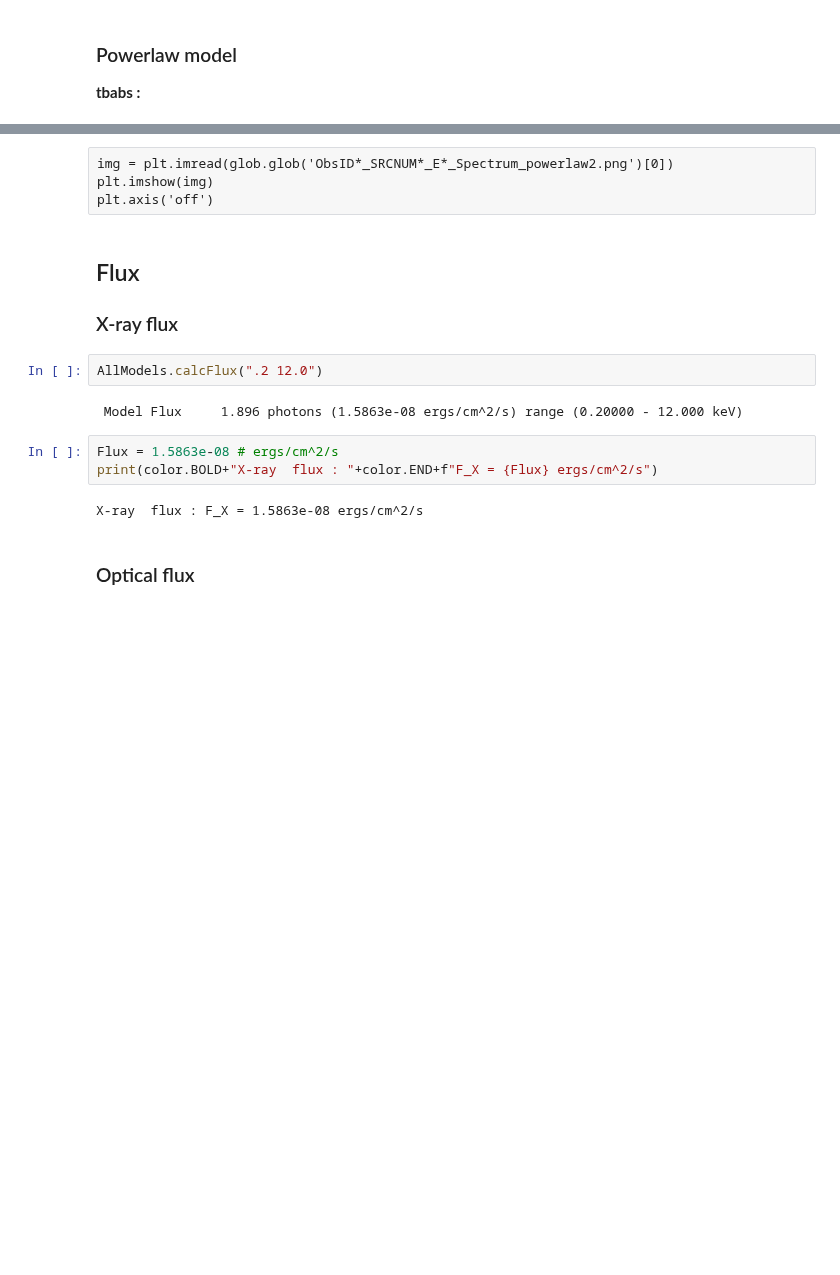
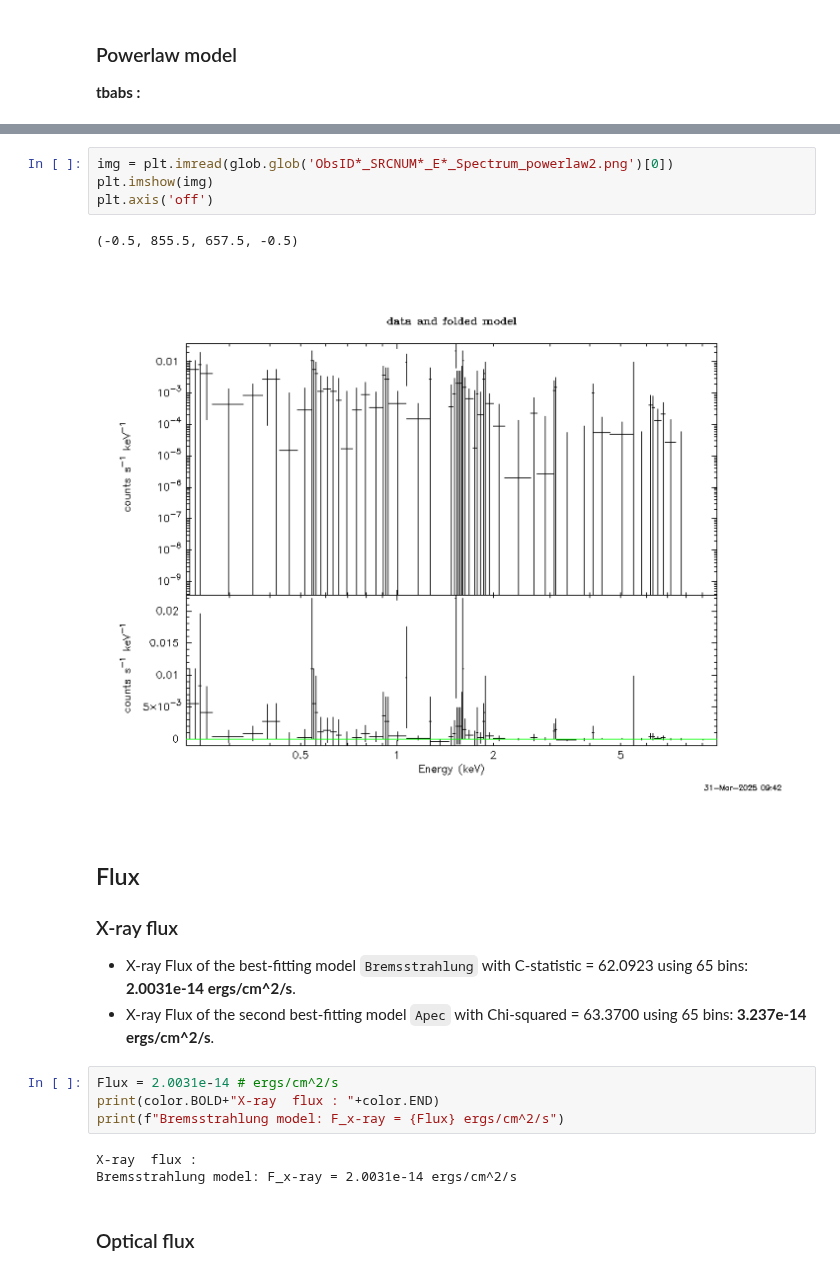
Before and after one commit to ceeliiaa/STONKS-alert, a Jupyter notebook: ObsID0945020137_SRCNUM21/EMOS2/ObsID0945020137_SRCNUM21_EMOS2_Xspec(cstat).ipynb, the cells around one changed output, grey strips where cells are left out. Drawn from its saved outputs; the diff is of its cells as text; blank space fills up the shorter version.

```diff
--- a/ObsID0945020137_SRCNUM21/EMOS2/ObsID0945020137_SRCNUM21_EMOS2_Xspec(cstat).ipynb
+++ b/ObsID0945020137_SRCNUM21/EMOS2/ObsID0945020137_SRCNUM21_EMOS2_Xspec(cstat).ipynb
@@ -215,19 +257,22 @@ Exception: Error executing command: fit
-# %% [raw]
-img = plt.imread(glob.glob('ObsID*_SRCNUM*_E*_Spectrum_powerlaw2.png')[0])
-plt.imshow(img)
-plt.axis('off')
+# %%
+img = plt.imread(glob.glob('ObsID*_SRCNUM*_E*_Spectrum_powerlaw2.png')[0])
+plt.imshow(img)
+plt.axis('off')
+# %% [output]
+(-0.5, 855.5, 657.5, -0.5)
+[figure, added]
 # %% [markdown]
 ## Flux
 ### X-ray flux
+- X-ray Flux of the best-fitting model ``Bremsstrahlung`` with C-statistic = 62.0923 using 65 bins: **2.0031e-14 ergs/cm^2/s**.
+- X-ray Flux of the second best-fitting model ``Apec`` with Chi-squared = 63.3700 using 65 bins: **3.237e-14 ergs/cm^2/s**.
-# %%
-AllModels.calcFlux(".2 12.0")
-# %% [output]
- Model Flux     1.896 photons (1.5863e-08 ergs/cm^2/s) range (0.20000 - 12.000 keV)
 # %%
-Flux = 1.5863e-08 # ergs/cm^2/s
-print(color.BOLD+"X-ray  flux : "+color.END+f"F_X = {Flux} ergs/cm^2/s")
+Flux = 2.0031e-14 # ergs/cm^2/s
+print(color.BOLD+"X-ray  flux : "+color.END)
+print(f"Bremsstrahlung model: F_x-ray = {Flux} ergs/cm^2/s")
 # %% [output]
-X-ray  flux : F_X = 1.5863e-08 ergs/cm^2/s
+X-ray  flux :
+Bremsstrahlung model: F_x-ray = 2.0031e-14 ergs/cm^2/s
 # %% [markdown]
 ### Optical flux
 # %%
```
Also changed, not shown: parts of 18 cells of this notebook.
